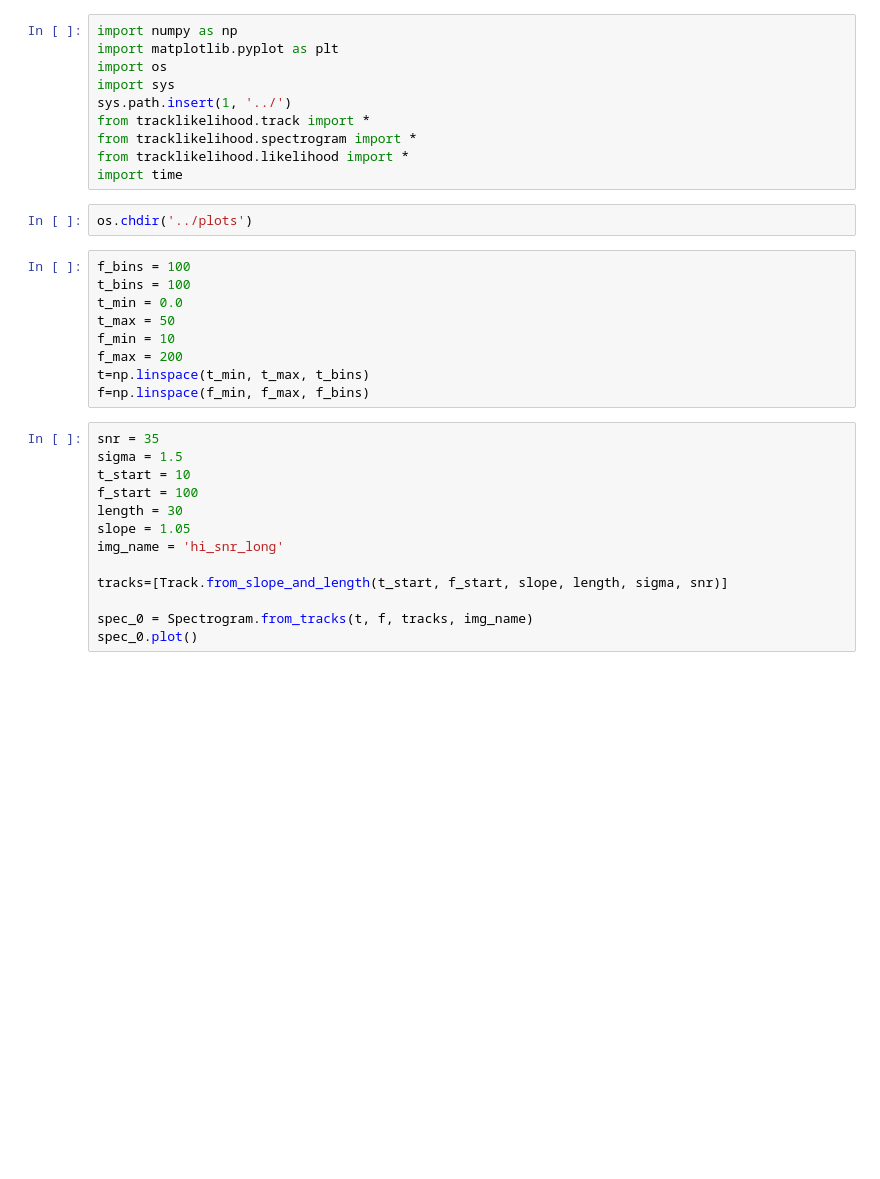
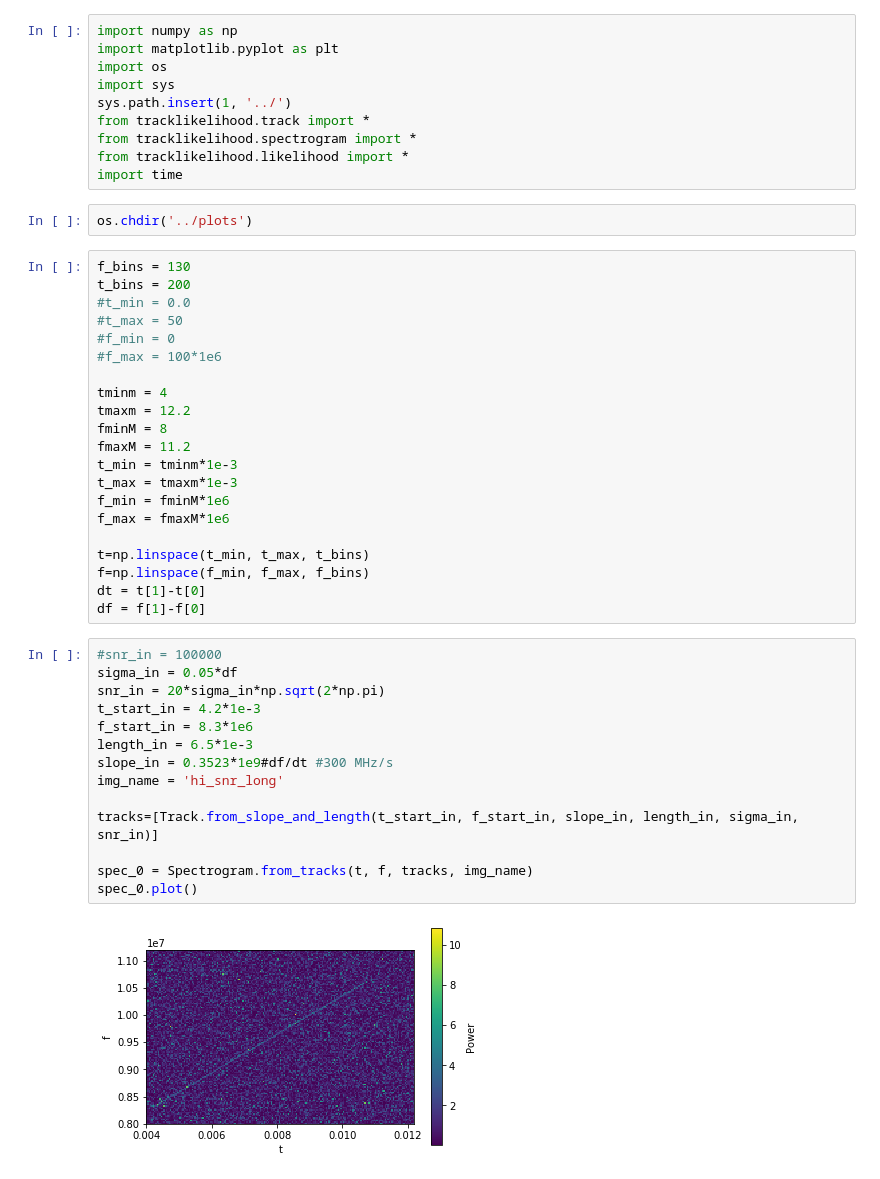
Before and after one commit to MCFlowMace/Track-Likelihood-Fit, a Jupyter notebook: notebooks/likelihood_fit.ipynb, the cells around one changed output. Drawn from its saved outputs; the diff is of its cells as text; blank space fills up the shorter version.

```diff
--- a/notebooks/likelihood_fit.ipynb
+++ b/notebooks/likelihood_fit.ipynb
@@ -11,24 +11,39 @@ import time
 # %%
 os.chdir('../plots')
 # %%
-f_bins = 100
-t_bins = 100
-t_min = 0.0
-t_max = 50
-f_min = 10
-f_max = 200
+f_bins = 130
+t_bins = 200
+#t_min = 0.0
+#t_max = 50
+#f_min = 0
+#f_max = 100*1e6
+
+tminm = 4
+tmaxm = 12.2
+fminM = 8
+fmaxM = 11.2
+t_min = tminm*1e-3
+t_max = tmaxm*1e-3
+f_min = fminM*1e6
+f_max = fmaxM*1e6
+
 t=np.linspace(t_min, t_max, t_bins)
 f=np.linspace(f_min, f_max, f_bins)
+dt = t[1]-t[0]
+df = f[1]-f[0]
-# %%
-snr = 35
-sigma = 1.5
-t_start = 10
-f_start = 100
-length = 30
-slope = 1.05
-img_name = 'hi_snr_long'
-
-tracks=[Track.from_slope_and_length(t_start, f_start, slope, length, sigma, snr)]
-
-spec_0 = Spectrogram.from_tracks(t, f, tracks, img_name)
-spec_0.plot()
+# %%
+#snr_in = 100000
+sigma_in = 0.05*df
+snr_in = 20*sigma_in*np.sqrt(2*np.pi)
+t_start_in = 4.2*1e-3
+f_start_in = 8.3*1e6
+length_in = 6.5*1e-3
+slope_in = 0.3523*1e9#df/dt #300 MHz/s
+img_name = 'hi_snr_long'
+
+tracks=[Track.from_slope_and_length(t_start_in, f_start_in, slope_in, length_in, sigma_in, snr_in)]
+
+spec_0 = Spectrogram.from_tracks(t, f, tracks, img_name)
+spec_0.plot()
+# %% [output]
+[figure, added]
```
Also changed, not shown: parts of 7 cells of this notebook.
